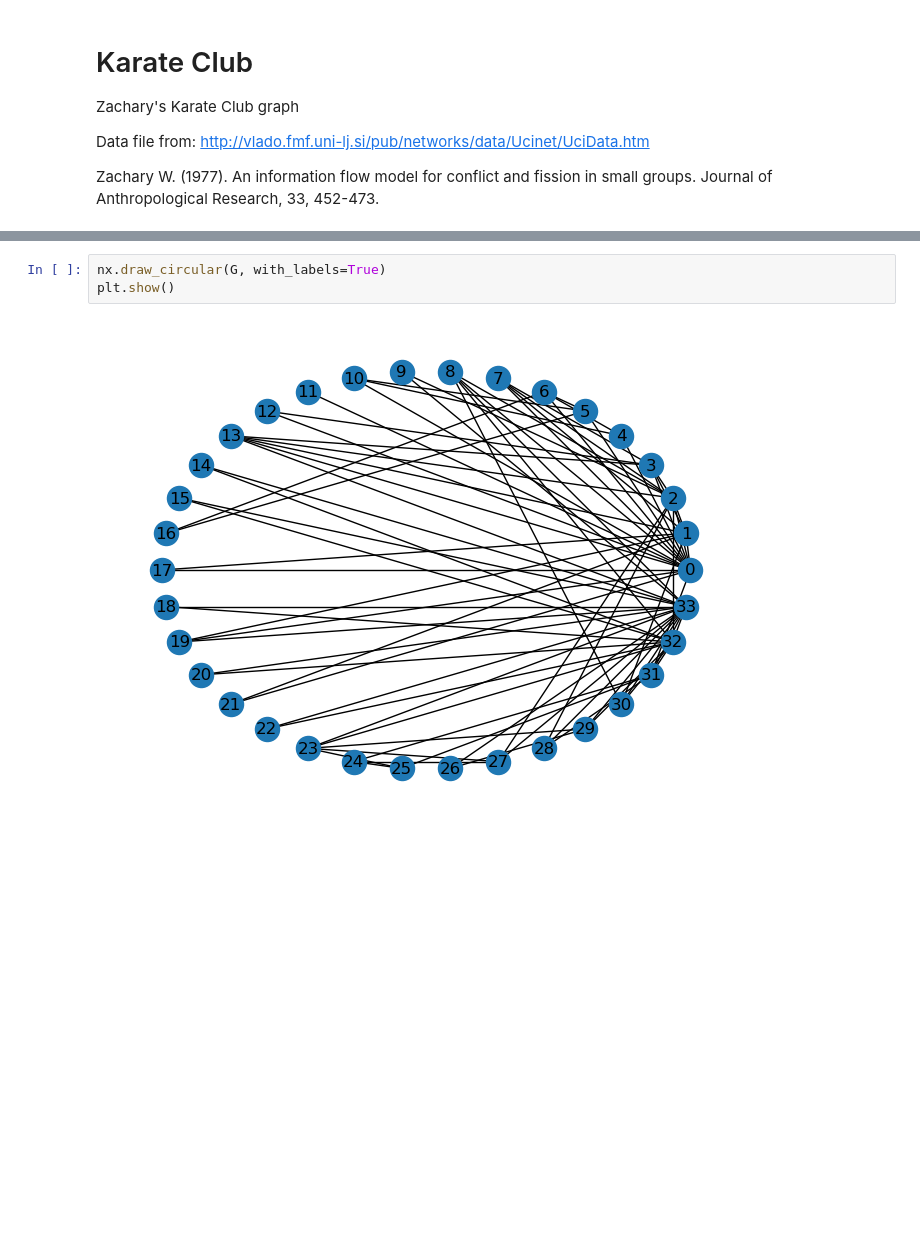
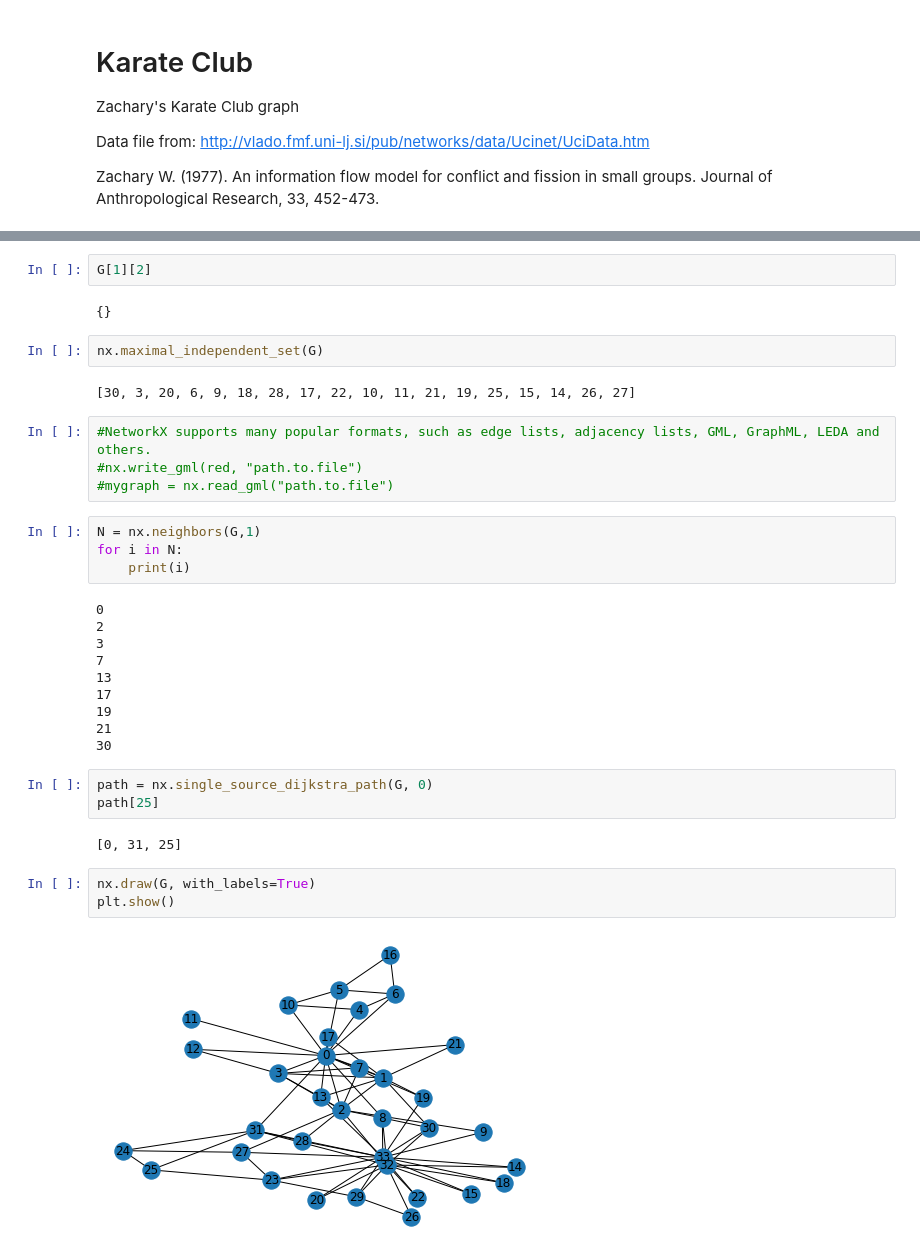
Before and after one commit to jesusossian/tukey, a Jupyter notebook: notebook/plot_karate.ipynb, the cells around one changed output, grey strips where cells are left out. Saved outputs shown, nothing was run; the diff lists cells and outputs as text; blank space fills up the shorter version.

```diff
--- a/notebook/plot_karate.ipynb
+++ b/notebook/plot_karate.ipynb
@@ -44,5 +106,36 @@ Node Degree
+# %%
+G[1][2]
+# %% [output]
+{}
+# %%
+nx.maximal_independent_set(G)
+# %% [output]
+[30, 3, 20, 6, 9, 18, 28, 17, 22, 10, 11, 21, 19, 25, 15, 14, 26, 27]
+# %%
+#NetworkX supports many popular formats, such as edge lists, adjacency lists, GML, GraphML, LEDA and others.
+#nx.write_gml(red, "path.to.file")
+#mygraph = nx.read_gml("path.to.file")
+# %%
+N = nx.neighbors(G,1)
+for i in N:
+    print(i)
+# %% [output]
+0
+2
+3
+7
+13
+17
+19
+21
+30
+# %%
+path = nx.single_source_dijkstra_path(G, 0)
+path[25]
+# %% [output]
+[0, 31, 25]
 # %%
-nx.draw_circular(G, with_labels=True)
+nx.draw(G, with_labels=True)
 plt.show()
 # %% [output]
-[figure, old version]
+[figure, new version]
```
Also changed, not shown: parts of 17 cells of this notebook, 1 other file.
